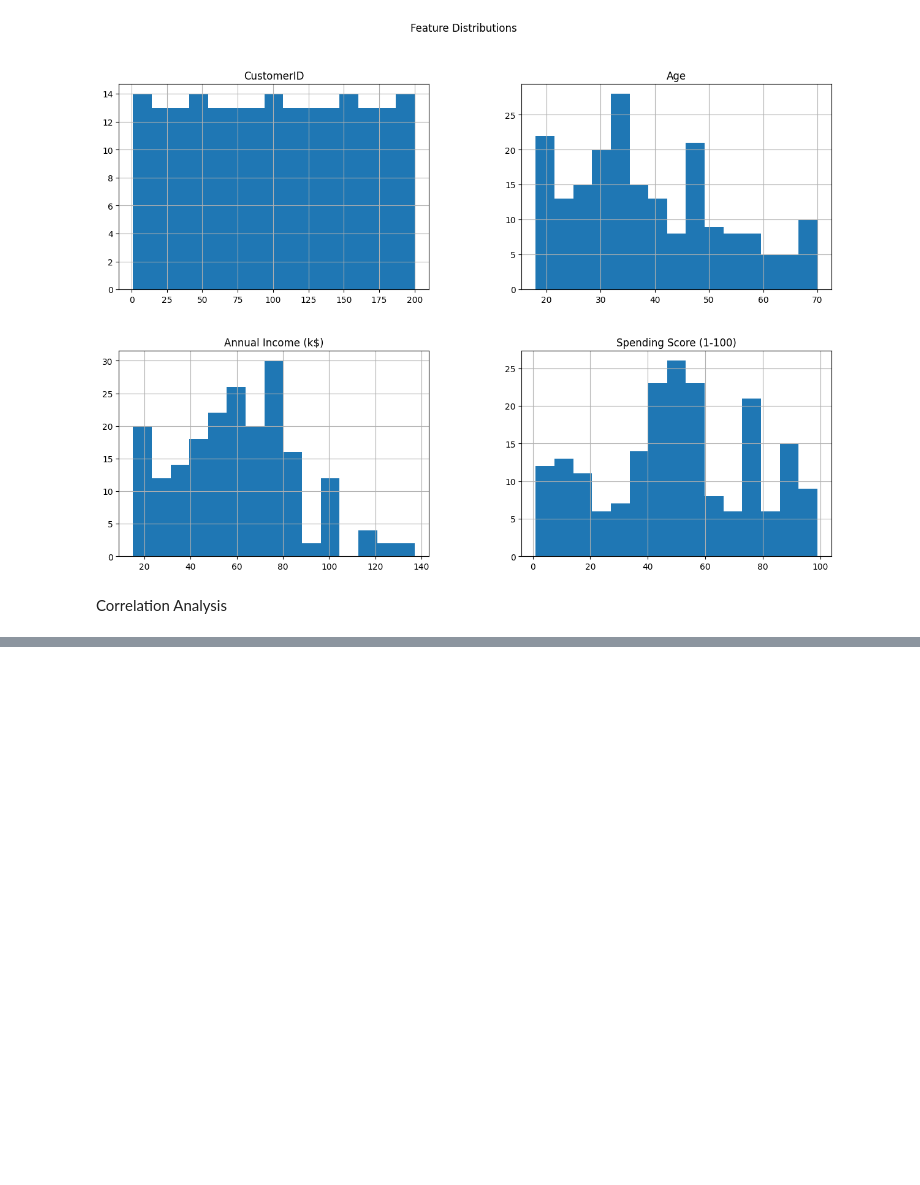
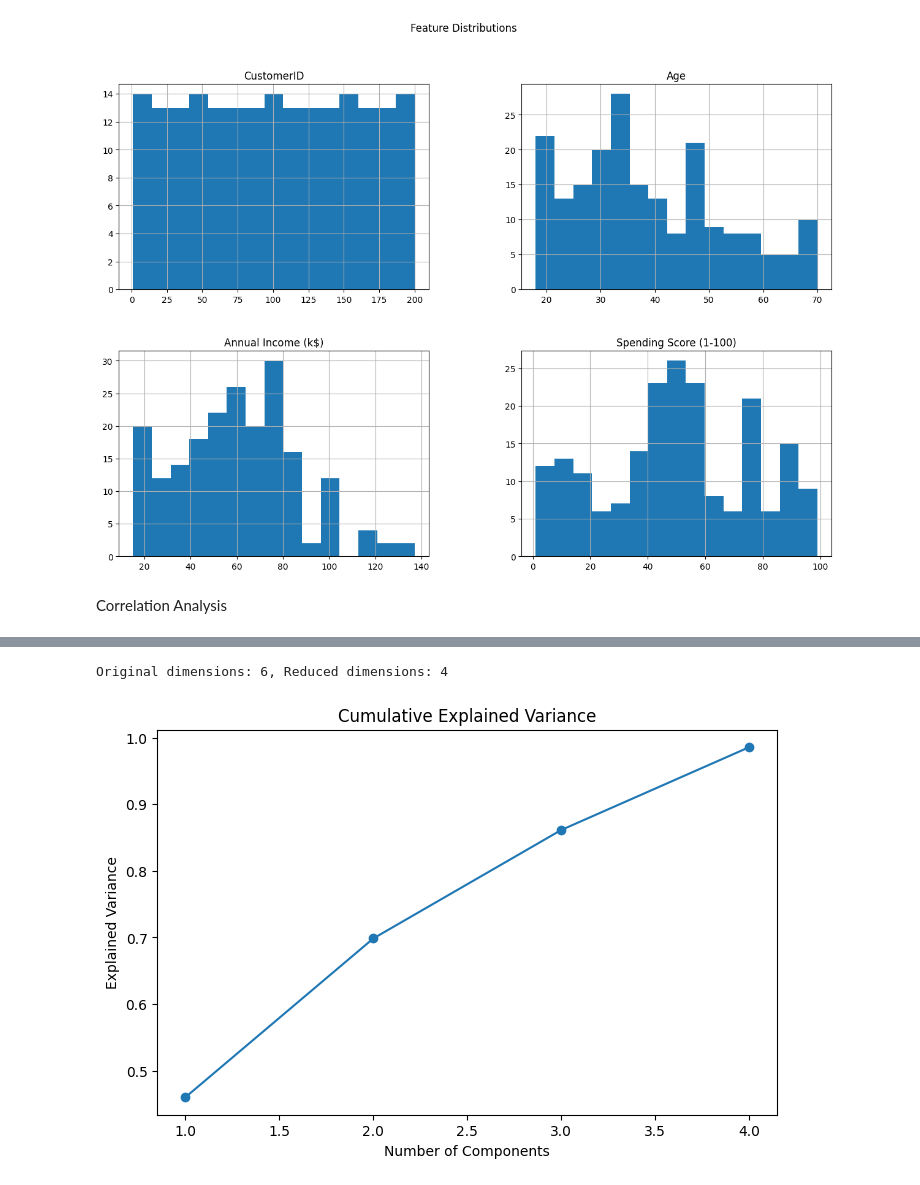
Before and after one commit to abhinavbulusu/Abhi-s-Portfolio-Projects, a Jupyter notebook: Customer_Segmentation_Using_Clustering.ipynb, the cells around one changed output, grey strips where cells are left out. Drawn from its saved outputs; the diff is of its cells as text; code cells hidden in the pictures; blank space fills up the shorter version.

```diff
--- a/Customer_Segmentation_Using_Clustering.ipynb
+++ b/Customer_Segmentation_Using_Clustering.ipynb
@@ -69,0 +81,6 @@ ValueError: could not convert string to float: 'Male'
+# %%
+# Select only numerical columns
+numerical_cols = df.select_dtypes(include=['number'])
+
+# Check the numerical data
+print(numerical_cols.head())
@@ -69,0 +101,10 @@ ValueError: could not convert string to float: 'Male'
+# %%
+from sklearn.preprocessing import StandardScaler
+
+# Standardize the numerical data
+scaler = StandardScaler()
+scaled_data = scaler.fit_transform(numerical_cols)
+
+# Convert back to a DataFrame
+scaled_df = pd.DataFrame(scaled_data, columns=numerical_cols.columns)
+scaled_df.head()
@@ -69,0 +121,20 @@ ValueError: could not convert string to float: 'Male'
+# %%
+from sklearn.decomposition import PCA
+
+# Apply PCA
+pca = PCA(n_components=0.95)  # Retain 95% variance
+reduced_data = pca.fit_transform(scaled_data)
+
+print(f"Original dimensions: {scaled_data.shape[1]}, Reduced dimensions: {reduced_data.shape[1]}")
+# %% [output]
+Original dimensions: 6, Reduced dimensions: 4
+# %%
+# Plot explained variance ratio
+plt.figure(figsize=(8, 5))
+plt.plot(range(1, len(pca.explained_variance_ratio_) + 1), pca.explained_variance_ratio_.cumsum(), marker='o')
+plt.title('Cumulative Explained Variance')
+plt.xlabel('Number of Components')
+plt.ylabel('Explained Variance')
+plt.show()
+# %% [output]
+[figure, added]
```
Also changed, not shown: parts of 18 cells of this notebook.
